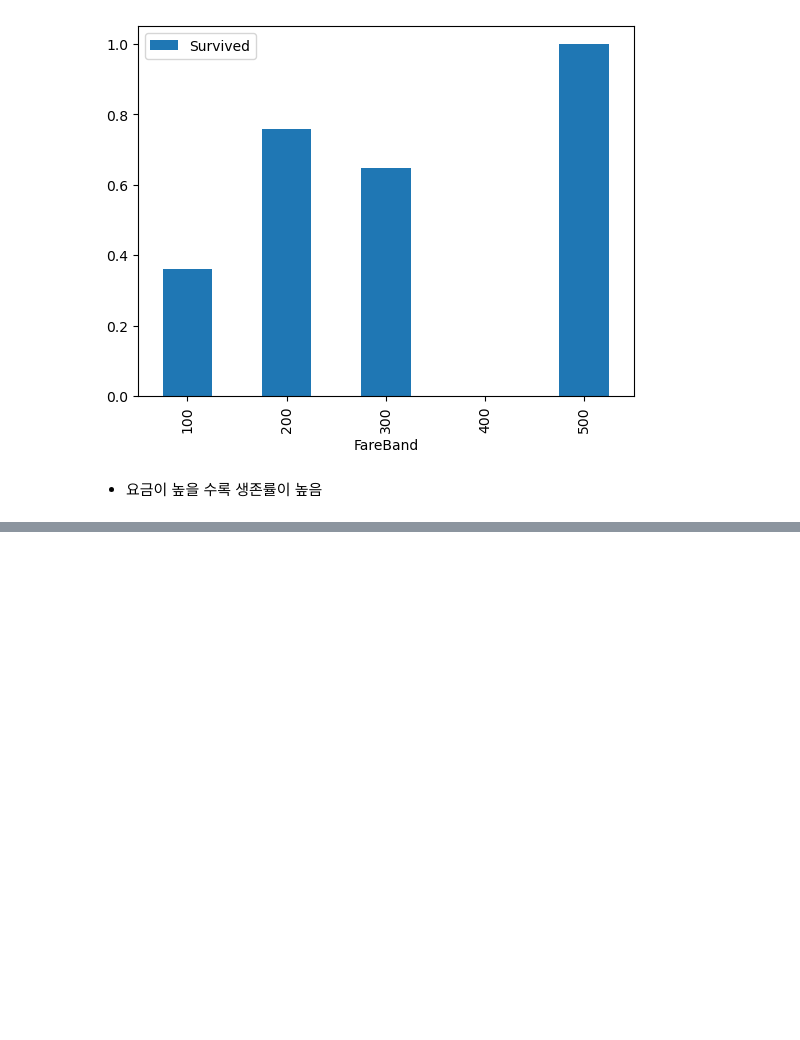
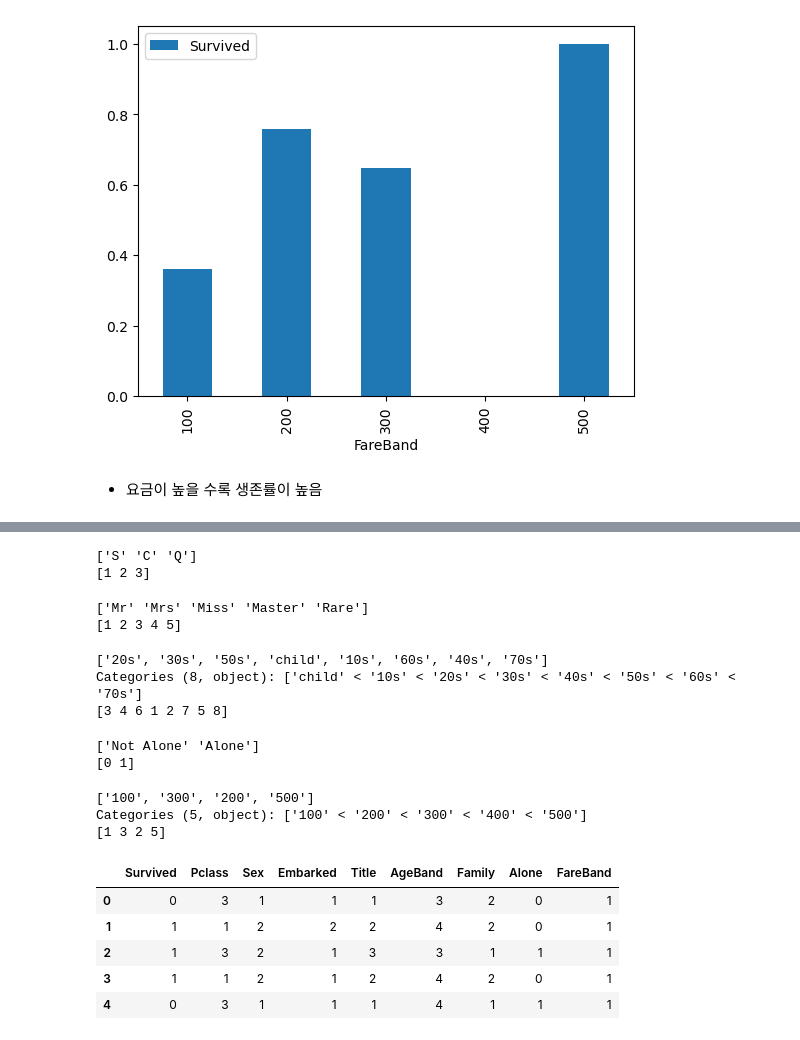
Before and after one commit to 4ix/ai_project_ml, a Jupyter notebook: train.ipynb, the cells around one changed output, grey strips where cells are left out. Drawn from its saved outputs; the diff is of its cells as text; code cells hidden in the pictures; blank space fills up the shorter version.

```diff
--- a/titanic.ipynb
+++ b/train.ipynb
@@ -432,0 +439,51 @@ a.plot('FareBand', kind='bar')
+# %%
+print(train_df['Embarked'].unique())
+embarked_mapping = {'S':1, 'C':2, 'Q':3}
+train_df['Embarked'] = train_df['Embarked'].map(embarked_mapping).astype(int)
+print(train_df['Embarked'].unique())
+# %% [output]
+['S' 'C' 'Q']
+[1 2 3]
+# %%
+print(train_df['Title'].unique())
+new_mapping = {'Mr':1, 'Mrs':2, 'Miss':3, 'Master':4, 'Rare':5}
+train_df['Title'] = train_df['Title'].map(new_mapping).astype(int)
+print(train_df['Title'].unique())
+# %% [output]
+['Mr' 'Mrs' 'Miss' 'Master' 'Rare']
+[1 2 3 4 5]
+# %%
+print(train_df['AgeBand'].unique())
+new_mapping = {'child':1, '10s':2, '20s':3, '30s':4, '40s':5, '50s':6, '60s':7, '70s':8}
+train_df['AgeBand'] = train_df['AgeBand'].map(new_mapping).astype(int)
+print(train_df['AgeBand'].unique())
+# %% [output]
+['20s', '30s', '50s', 'child', '10s', '60s', '40s', '70s']
+Categories (8, object): ['child' < '10s' < '20s' < '30s' < '40s' < '50s' < '60s' < '70s']
+[3 4 6 1 2 7 5 8]
+# %%
+print(train_df['Alone'].unique())
+new_mapping = {'Not Alone':0, 'Alone':1}
+train_df['Alone'] = train_df['Alone'].map(new_mapping).astype(int)
+print(train_df['Alone'].unique())
+# %% [output]
+['Not Alone' 'Alone']
+[0 1]
+# %%
+print(train_df['FareBand'].unique())
+new_mapping = {'100':1, '200':2, '300':3, '400':4, '500':5}
+train_df['FareBand'] = train_df['FareBand'].map(new_mapping).astype(int)
+print(train_df['FareBand'].unique())
+# %% [output]
+['100', '300', '200', '500']
+Categories (5, object): ['100' < '200' < '300' < '400' < '500']
+[1 3 2 5]
+# %%
+train_df.head()
+# %% [output]
+|  | Survived | Pclass | Sex | Embarked | Title | AgeBand | Family | Alone | FareBand |
+| 0 | 0 | 3 | 1 | 1 | 1 | 3 | 2 | 0 | 1 |
+| 1 | 1 | 1 | 2 | 2 | 2 | 4 | 2 | 0 | 1 |
+| 2 | 1 | 3 | 2 | 1 | 3 | 3 | 1 | 1 | 1 |
+| 3 | 1 | 1 | 2 | 1 | 2 | 4 | 2 | 0 | 1 |
+| 4 | 0 | 3 | 1 | 1 | 1 | 4 | 1 | 1 | 1 |
```
Also changed, not shown: parts of 9 cells of this notebook, 2 other files.
